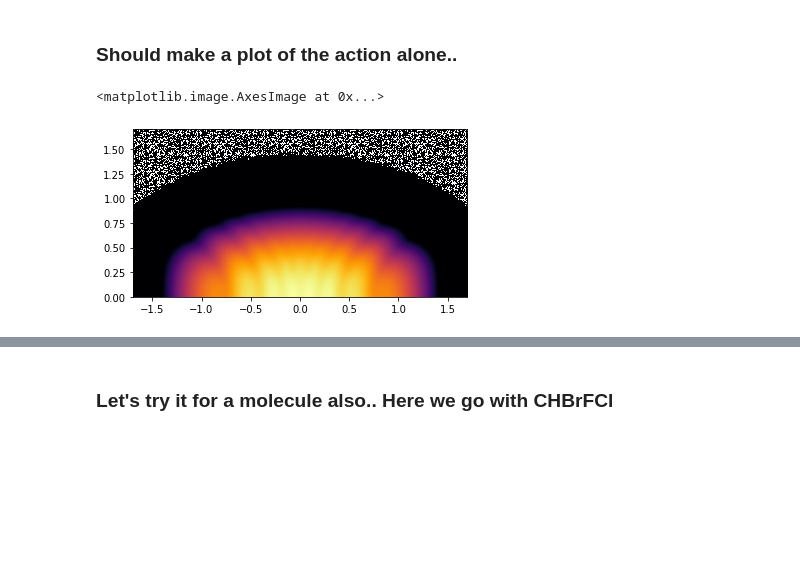
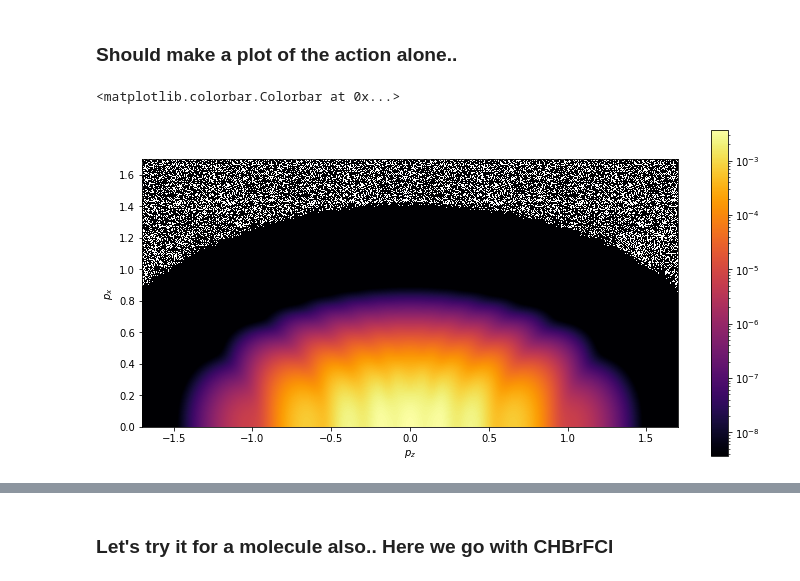
Before and after one commit to EmilHansen1/SFA_OAM_Linear, a Jupyter notebook: test_plots.py.ipynb, the cells around one changed output, grey strips where cells are left out. Drawn from its saved outputs; the diff is of its cells as text; code cells hidden in the pictures; blank space fills up the shorter version.

```diff
--- a/test_plots.py.ipynb
+++ b/test_plots.py.ipynb
@@ -120,15 +124,21 @@ plt.imshow(np.flip(M2_grid,0), extent = (np.amin(pzList), np.amax(pzList), np.am
 # %% [markdown]
 ### Should make a plot of the action alone..
 # %%
-plt.figure(facecolor='white')
+SP = SFA_Lin.SFALinearPulse(Ip, Up, omega, 2, CEP)  # If no target is provided, then we should just get the action
+
+plt.figure(facecolor='white', figsize=(12,6))
 
 M_grid_S = np.array(pool.starmap(SP.Mxz_List, zip(pxGrid, repeat(py), pzGrid)))  # The prefactor is just =1 here!
-M2_grid_S = np.abs(M_grid)**2
-MMax_S = np.max(M2_grid)
+M2_grid_S = np.abs(M_grid_S)**2
+MMax_S = np.max(M2_grid_S)
 
 plt.imshow(np.flip(M2_grid_S,0), extent = (np.amin(pzList), np.amax(pzList), np.amin(pxList), np.amax(pxList)),
            cmap='inferno', norm=LogNorm(vmin=MMax_S*1e-6, vmax=MMax_S),
            interpolation = 'bicubic', aspect = 1.)
+
+plt.ylabel("$p_x$")
+plt.xlabel("$p_z$")
+plt.colorbar()
 # %% [output]
-<matplotlib.image.AxesImage at 0x...>
+<matplotlib.colorbar.Colorbar at 0x...>
-[figure, old version]
+[figure, new version]
```
Also changed, not shown: parts of 17 cells of this notebook, 2 other files.
